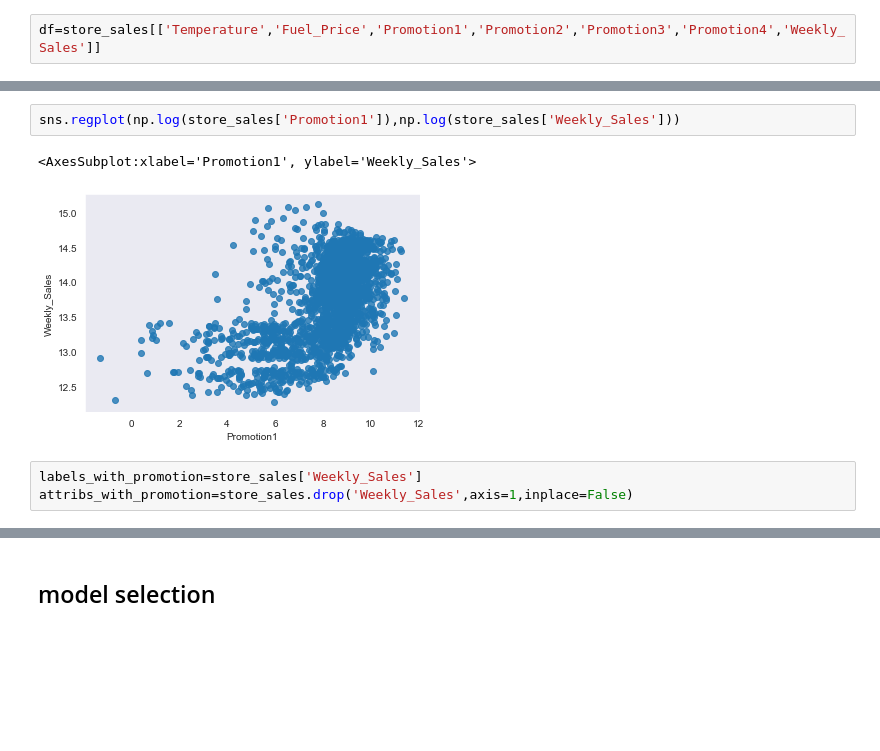
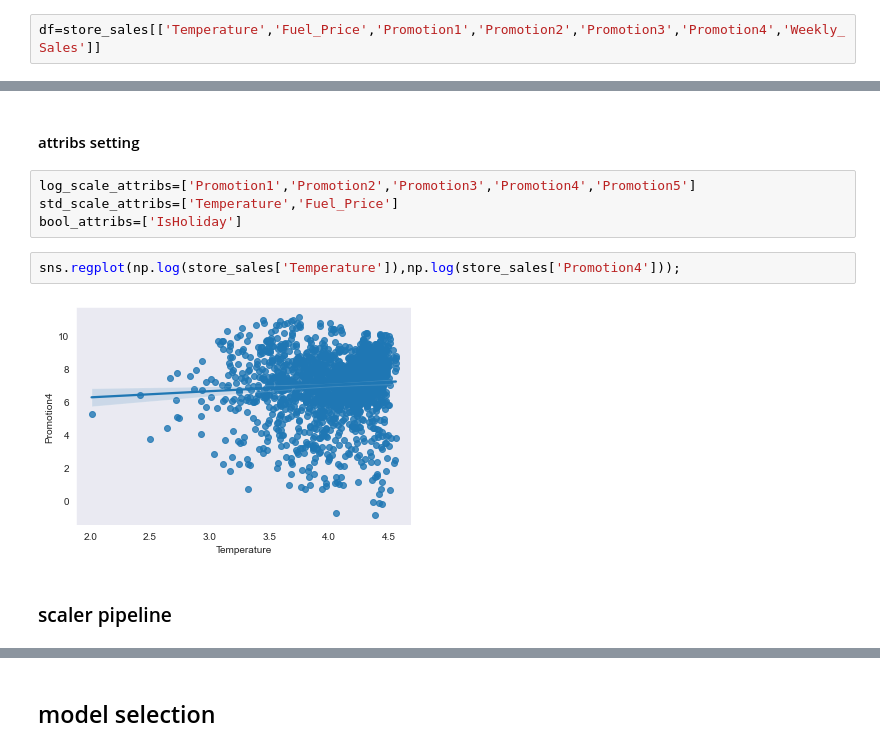
Before and after one commit to Junho65/Kaggle-DACON, a Jupyter notebook: (DACON)Shopping_Mall_Sales_Prediction_Competition/sales.ipynb, the cells around one changed output, grey strips where cells are left out. Cells and saved outputs as stored; diff of their text form; blank space fills up the shorter version.

Commit message:
log scaling and plot feat importance

```diff
--- a/(DACON)Shopping_Mall_Sales_Prediction_Competition/sales.ipynb
+++ b/(DACON)Shopping_Mall_Sales_Prediction_Competition/sales.ipynb
@@ -346,8 +343,12 @@ WARNING: There was an error checking the latest version of pip.
+# %% [markdown]
+#### attribs setting
+# %%
+log_scale_attribs=['Promotion1','Promotion2','Promotion3','Promotion4','Promotion5']
+std_scale_attribs=['Temperature','Fuel_Price']
+bool_attribs=['IsHoliday']
 # %%
-sns.regplot(np.log(store_sales['Promotion1']),np.log(store_sales['Weekly_Sales']))
+sns.regplot(np.log(store_sales['Temperature']),np.log(store_sales['Promotion4']));
 # %% [output]
-<AxesSubplot:xlabel='Promotion1', ylabel='Weekly_Sales'>
-[figure, old version]
+[figure, new version]
-# %%
-labels_with_promotion=store_sales['Weekly_Sales']
-attribs_with_promotion=store_sales.drop('Weekly_Sales',axis=1,inplace=False)
+# %% [markdown]
+### scaler pipeline
```
Also changed, not shown: parts of 34 cells of this notebook.
